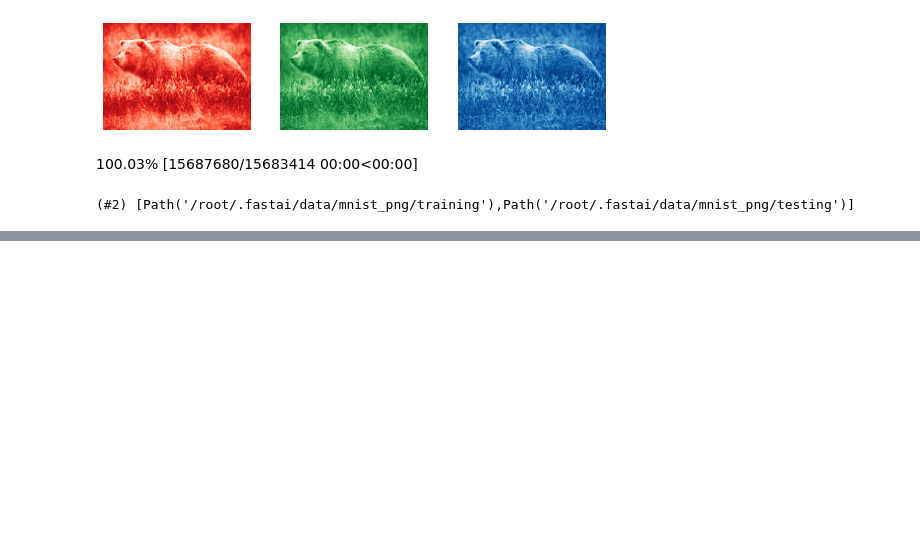
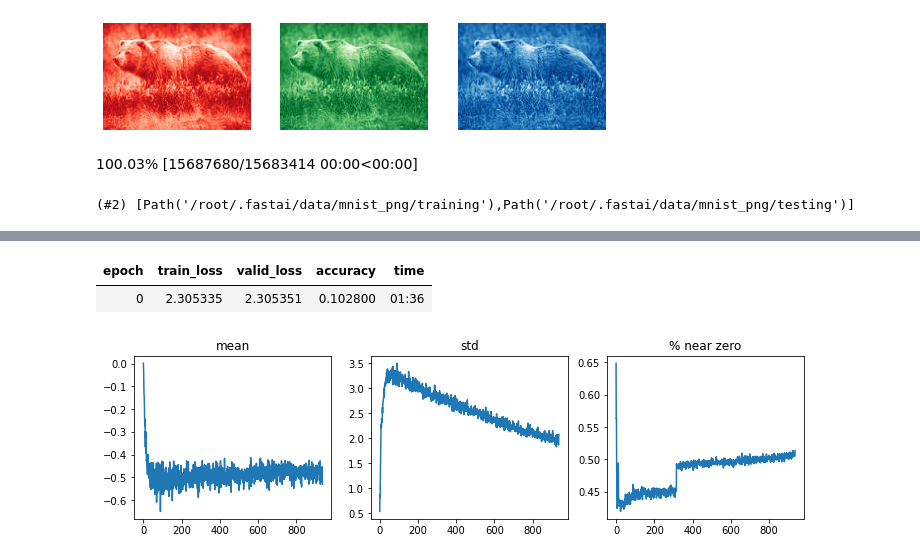
Before and after one commit to satani99/practical_deep_learning_for_coders, a Jupyter notebook: fast_ai_13.ipynb, the cells around one changed output, grey strips where cells are left out. Cells and saved outputs as stored; diff of their text form; code cells hidden in the pictures; blank space fills up the shorter version.

```diff
--- a/fast_ai_13.ipynb
+++ b/fast_ai_13.ipynb
@@ -244,0 +245,10 @@ dls.show_batch(max_n=9, figsize=(4, 4))
+# %%
+def simple_cnn():
+  return nn.Sequential(
+      conv(1, 8, ks=5),
+      conv(8, 16),
+      conv(16, 32),
+      conv(32, 64),
+      conv(64, 10, act=False),
+      Flatten(),
+  )
@@ -244,0 +257,15 @@ dls.show_batch(max_n=9, figsize=(4, 4))
+# %%
+def fit(epochs=1):
+  learn = Learner(dls, simple_cnn(), loss_func=F.cross_entropy,
+                  metrics=accuracy, cbs=ActivationStats(with_hist=True))
+  learn.fit(epochs, 0.06)
+  return learn
+
+learn = fit()
+# %% [output]
+| epoch | train_loss | valid_loss | accuracy | time |
+| 0 | 2.305335 | 2.305351 | 0.102800 | 01:36 |
+# %%
+learn.activation_stats.plot_layer_stats(0)
+# %% [output]
+[figure, added]
```
Also changed, not shown: parts of 6 cells of this notebook.
